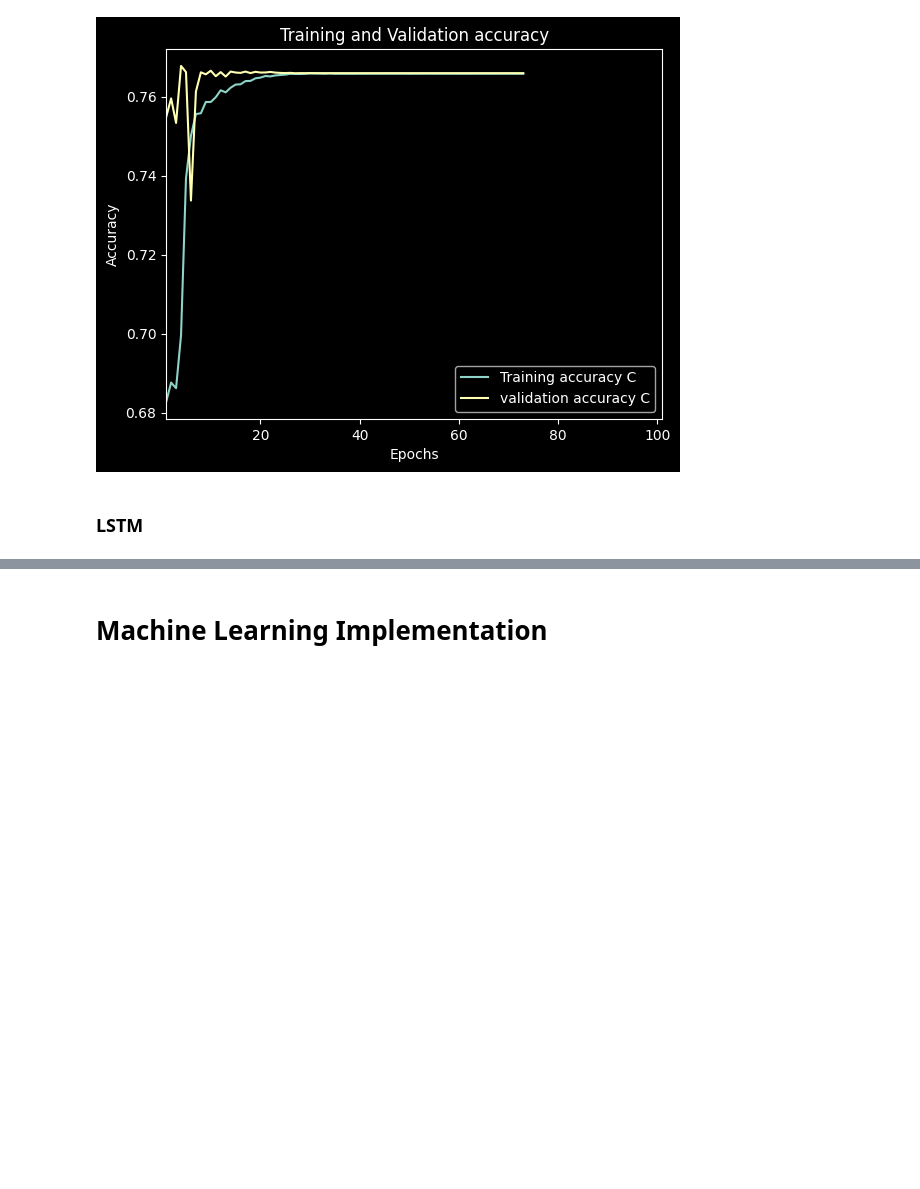
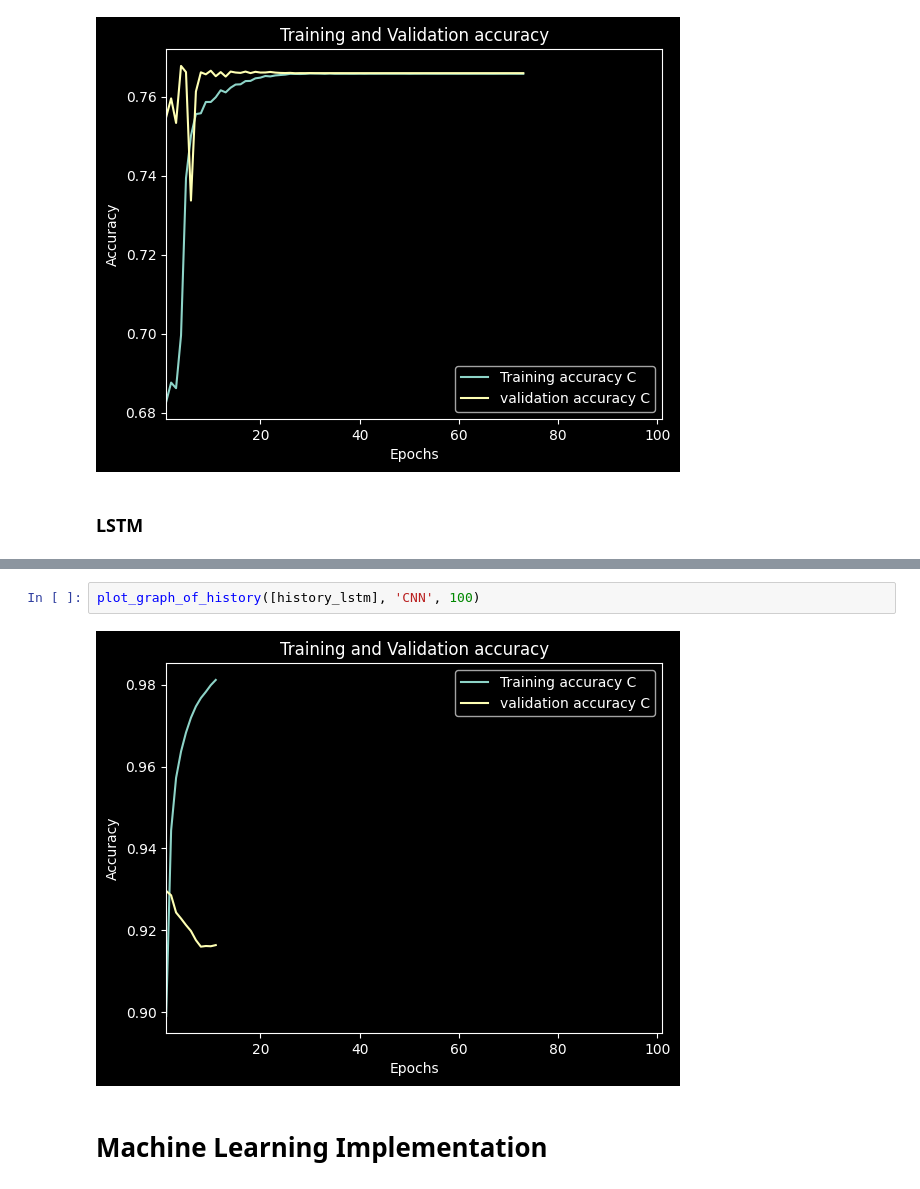
Before and after one commit to premanshsharma/Multilingual-Abusive-Comment-Detection, a Jupyter notebook: abusiveCommentDetectionPythonCode.ipynb, the cells around one changed output, grey strips where cells are left out. Drawn from its saved outputs; the diff is of its cells as text; blank space fills up the shorter version.

```diff
--- a/abusiveCommentDetectionPythonCode.ipynb
+++ b/abusiveCommentDetectionPythonCode.ipynb
@@ -375,3 +397,7 @@ print("Test accuracy: {:.3f}".format(accuracy))
+# %%
+plot_graph_of_history([history_lstm], 'CNN', 100)
+# %% [output]
+[figure, added]
 # %% [markdown]
 # Machine Learning Implementation
 # %% [markdown]
```
Also changed, not shown: parts of 6 cells of this notebook.
